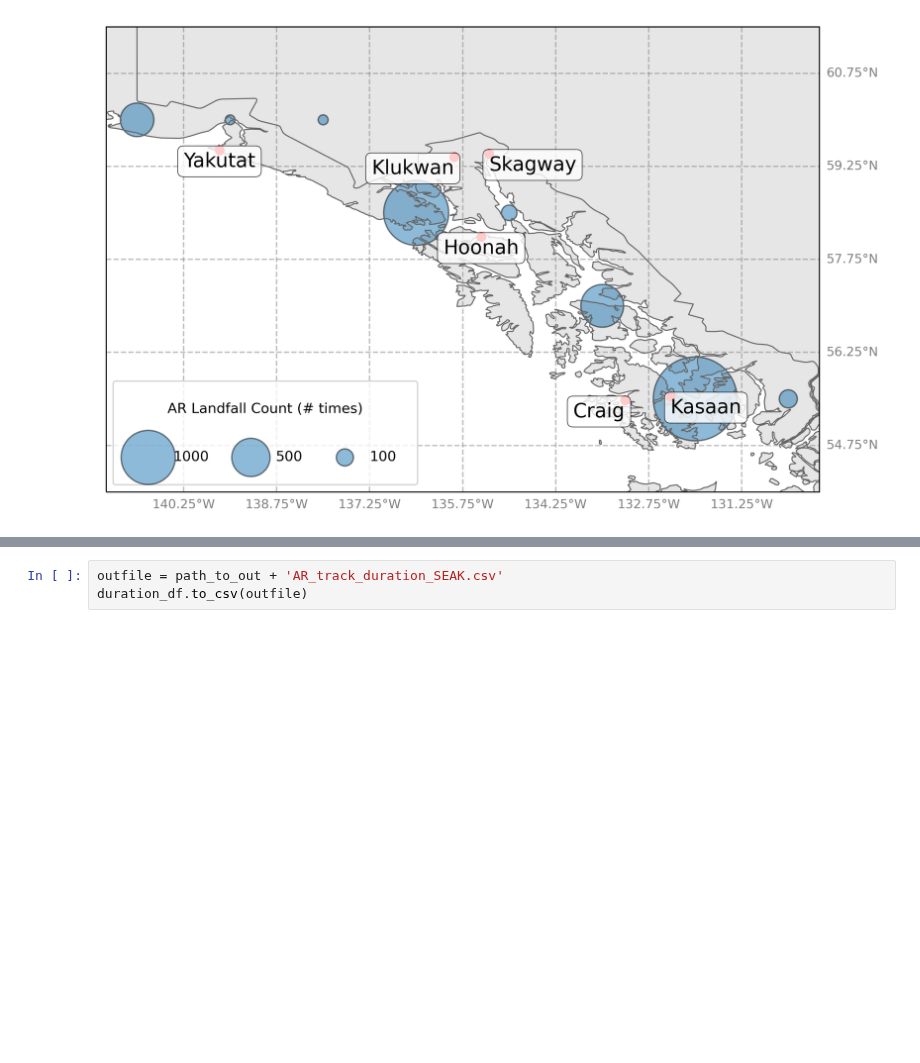
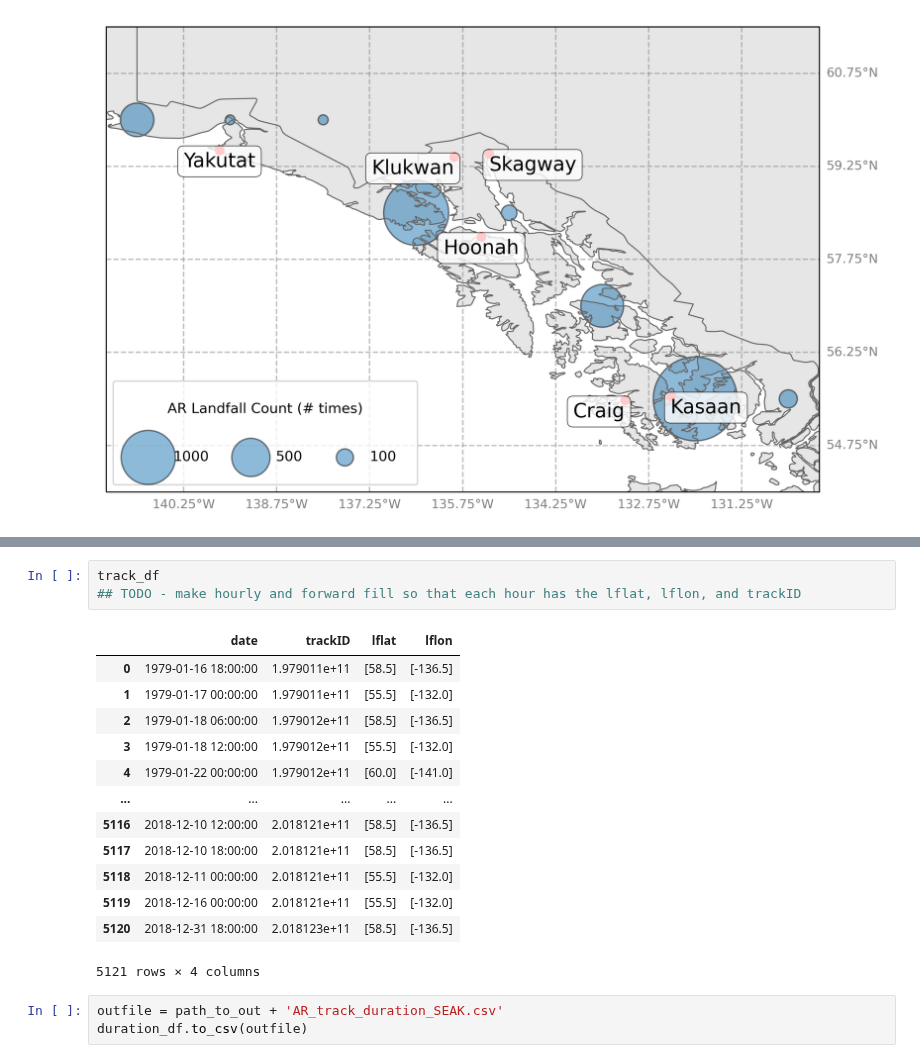
Before and after one commit to dlnash/SEAK_climatology, a Jupyter notebook: analysis/SEAK_AR_annual-clim.ipynb, the cells around one changed output, grey strips where cells are left out. Drawn from its saved outputs; the diff is of its cells as text; blank space fills up the shorter version.

```diff
--- a/analysis/SEAK_AR_annual-clim.ipynb
+++ b/analysis/SEAK_AR_annual-clim.ipynb
@@ -239,3 +321,20 @@ duration_df
+# %%
+track_df
+## TODO - make hourly and forward fill so that each hour has the lflat, lflon, and trackID
+# %% [output]
+|  | date | trackID | lflat | lflon |
+| 0 | 1979-01-16 18:00:00 | 1.979011e+11 | [58.5] | [-136.5] |
+| 1 | 1979-01-17 00:00:00 | 1.979011e+11 | [55.5] | [-132.0] |
+| 2 | 1979-01-18 06:00:00 | 1.979012e+11 | [58.5] | [-136.5] |
+| 3 | 1979-01-18 12:00:00 | 1.979012e+11 | [55.5] | [-132.0] |
+| 4 | 1979-01-22 00:00:00 | 1.979012e+11 | [60.0] | [-141.0] |
+| ... | ... | ... | ... | ... |
+| 5116 | 2018-12-10 12:00:00 | 2.018121e+11 | [58.5] | [-136.5] |
+| 5117 | 2018-12-10 18:00:00 | 2.018121e+11 | [58.5] | [-136.5] |
+| 5118 | 2018-12-11 00:00:00 | 2.018121e+11 | [55.5] | [-132.0] |
+| 5119 | 2018-12-16 00:00:00 | 2.018121e+11 | [55.5] | [-132.0] |
+| 5120 | 2018-12-31 18:00:00 | 2.018123e+11 | [58.5] | [-136.5] |
+5121 rows × 4 columns
 # %%
 outfile = path_to_out + 'AR_track_duration_SEAK.csv'
 duration_df.to_csv(outfile)
```
Also changed, not shown: parts of 7 cells of this notebook, 5 other files.
